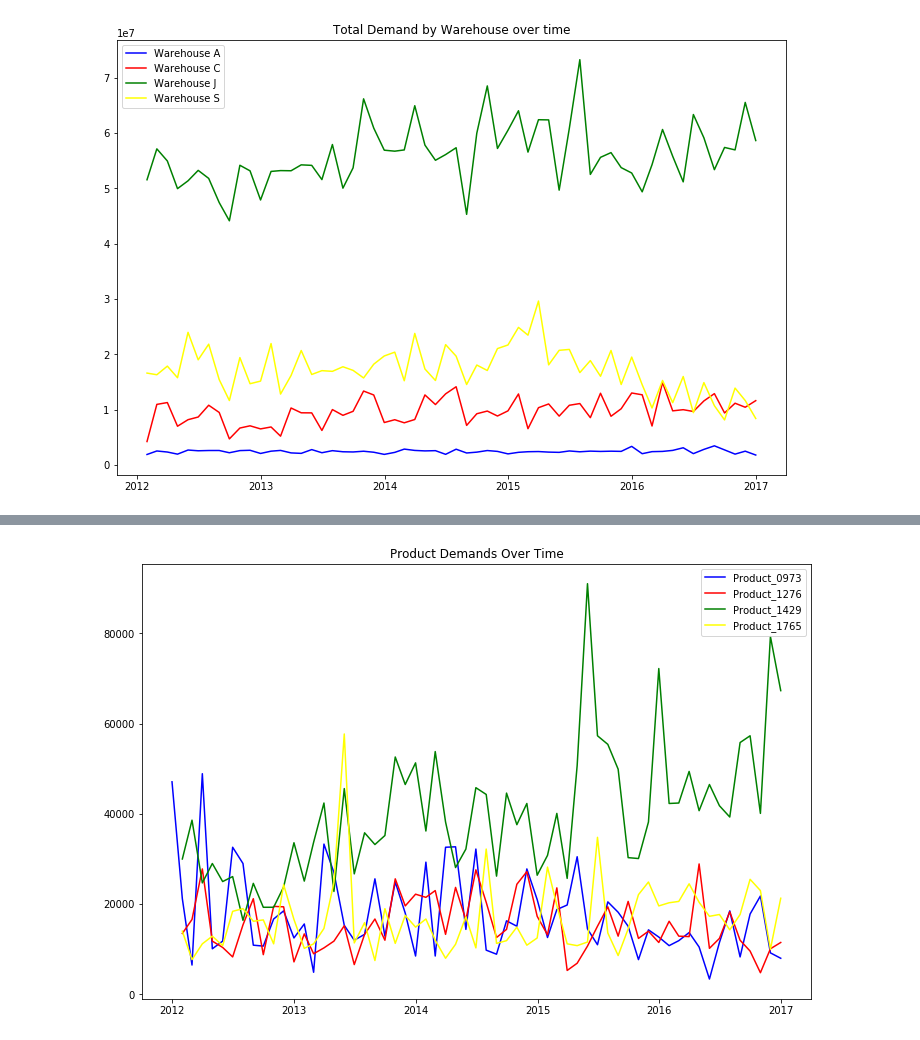
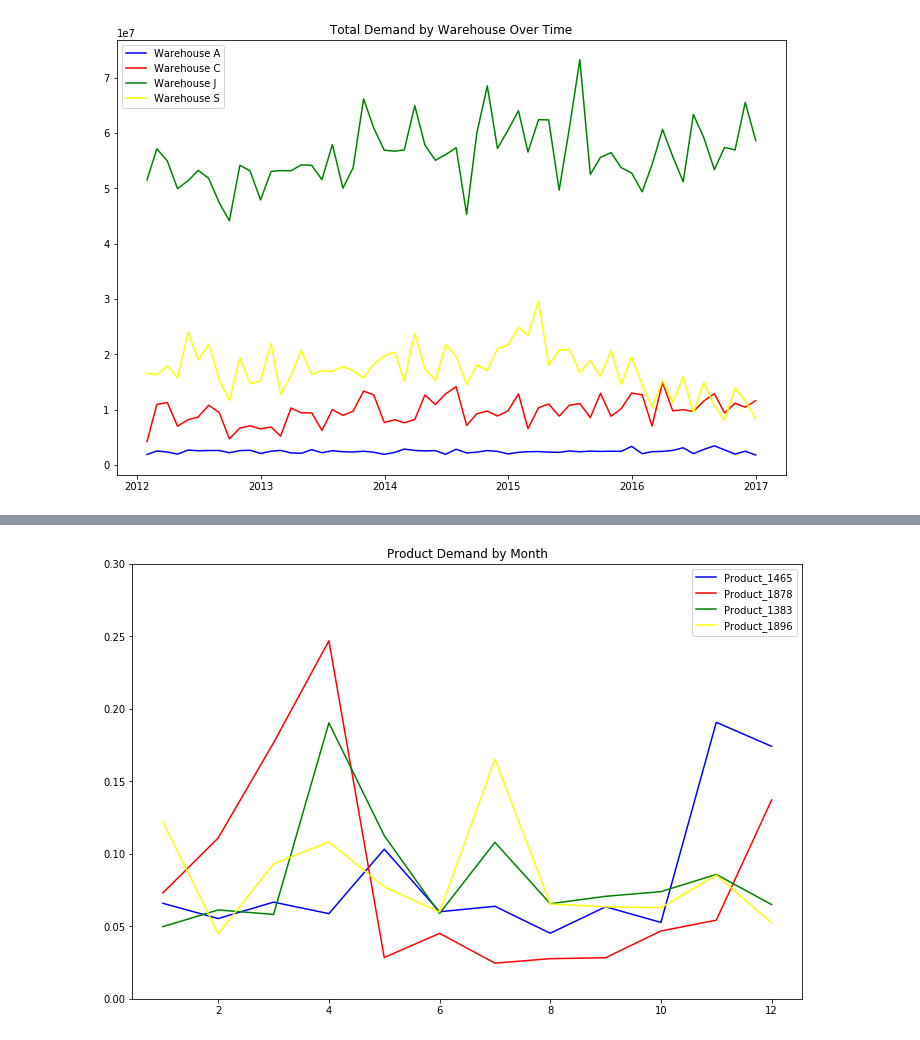
Before and after one commit to mt3443/visualization, a Jupyter notebook: visualizations.ipynb, the cells around one changed output, grey strips where cells are left out. Cells and saved outputs as stored; diff of their text form; code cells hidden in the pictures.

```diff
--- a/visualizations.ipynb
+++ b/visualizations.ipynb
@@ -85,8 +105,23 @@ possible_products = list(df['Product_Code'].value_counts()[:200].index)
 # %%
-products = sample(possible_products, 4)
-dfs = []
+products = ['Product_1465', 'Product_1878', 'Product_1383', 'Product_1896']
+s = []
 
 for product in products:
     temp_df = df.loc[df.Product_Code == product]
     temp_df = temp_df.set_index('Date').drop(columns=['Warehouse', 'Product_Code', 'Product_Category']).resample('M').sum()
-    dfs.append(temp_df)
+
+    temp_s = [0 for i in range(12)]
+    j = 0
+    for k in list(temp_df.Order_Demand.values):
+        temp_s[j] += k
+
+        if j == 11:
+            j = 0
+        else:
+            j += 1
+
+    total = sum(temp_s)
+    for k in range(len(temp_s)):
+        temp_s[k] /= total
+
+    s.append(temp_s)
@@ -93,13 +130,14 @@ for product in products:
 # %%
 plt.rcParams['figure.figsize'] = [12, 8]
 colors = ['blue', 'red', 'green', 'yellow']
 
-plt.title('Product Demands Over Time')
+plt.title('Product Demand by Month')
 
-for i in range(len(dfs)):
-    plt.plot(dfs[i], color=colors[i], label=products[i])
+for i in range(len(s)):
+    plt.plot(range(1, 13), s[i], color=colors[i], label=products[i])
 
+plt.ylim((0, 0.3))
 plt.legend(loc='best')
 plt.show()
 # %% [output]
-[figure, old version]
+[figure, new version]
```
Also changed, not shown: parts of 20 cells of this notebook.
